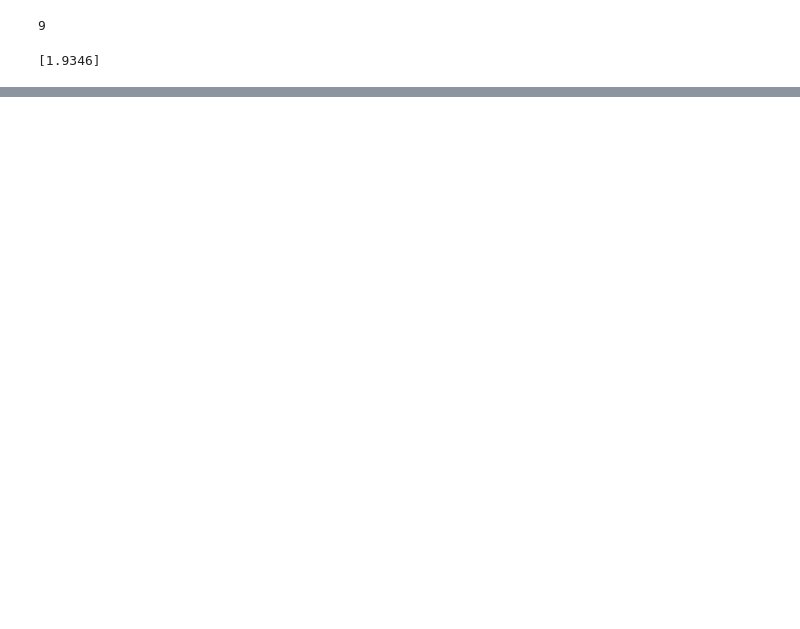
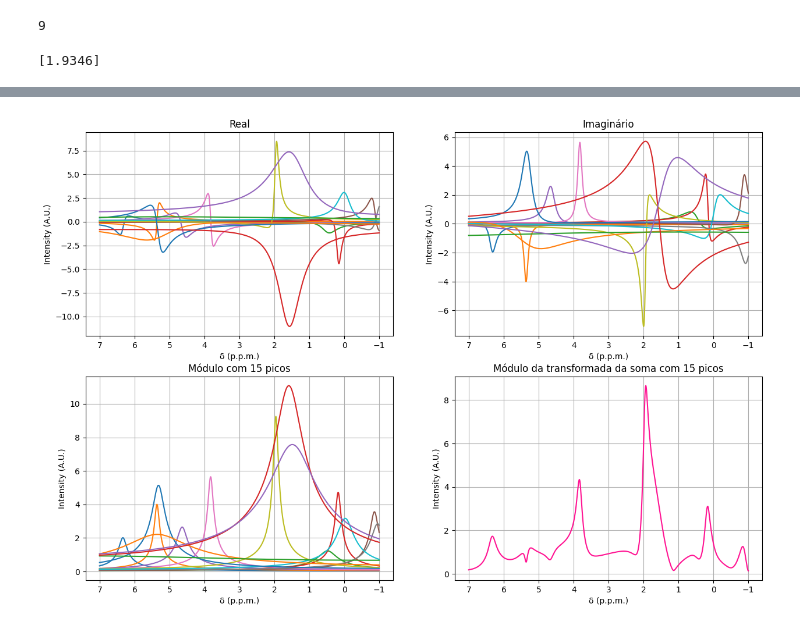
Before and after one commit to JoaoDell/MRI-study, a Jupyter notebook: examples/MPM/spec_components_2.ipynb, the cells around one changed output, grey strips where cells are left out. Cells and saved outputs as stored; diff of their text form; code cells hidden in the pictures; blank space fills up the shorter version.

```diff
--- a/examples/MPM/spec_components_2.ipynb
+++ b/examples/MPM/spec_components_2.ipynb
@@ -106,0 +92,31 @@ plt.grid()
+# %%
+_n_comp = s0__[i][0].size
+individual_sigs = np.zeros((_n_comp, c_sigs[0].size), dtype = np.complex128)
+
+for j in range(_n_comp):
+    pop = pymri.population(np.array([omega__[i][0][j]]), np.array([t2s__[i][0][j]]), np.array([s0__[i][0][j]]), np.array([phi__[i][0][j]]))
+    individual_sigs[j] = pymri.population_transverse_decay(t0, tn, dt, pop)[0]
+
+final_sig = np.sum(individual_sigs, axis = 0)
+freqs_, sig_fft_ = pymri.fourier_spectrum(final_sig, dt, B0)
+
+plt.figure(figsize=(15, 10))
+plt.subplot(221)
+for j in range(_n_comp):
+    freqs, sig_fft = pymri.fourier_spectrum( individual_sigs[j], dt, B0)
+    pymri.plot_chem_shifts(freqs, sig_fft, 1.0, c = None, plot_type="real", title= "Real", label=f"{_n_comp - j} maior")
+
+plt.subplot(222)
+for j in range(_n_comp):
+    freqs, sig_fft = pymri.fourier_spectrum( individual_sigs[j], dt, B0)
+    pymri.plot_chem_shifts(freqs, sig_fft, 1.0, c = None, plot_type="imag", title="Imaginário", label=f"{_n_comp - j} maior")
+
+plt.subplot(223)
+for j in range(_n_comp):
+    freqs, sig_fft = pymri.fourier_spectrum( individual_sigs[j], dt, B0)
+    pymri.plot_chem_shifts(freqs, sig_fft, 1.0, c = None, plot_type="abs", title=f"Módulo com {_n_comp} picos", label=f"{_n_comp - j} maior")
+
+plt.subplot(224)
+pymri.plot_chem_shifts(freqs_, sig_fft_, 1.0, title = f"Módulo da transformada da soma com {_n_comp} picos", label = "")
+# %% [output]
+[figure, added]
```
Also changed, not shown: parts of 21 cells of this notebook, 7 other files.
